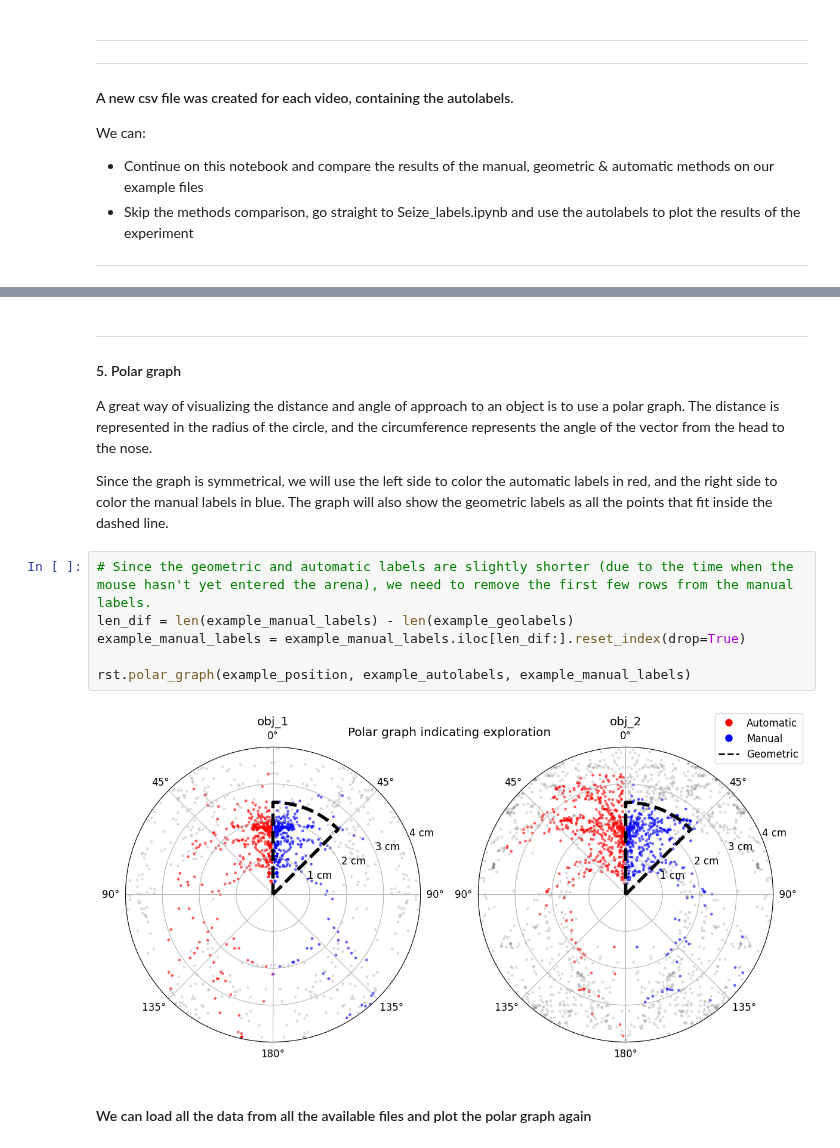
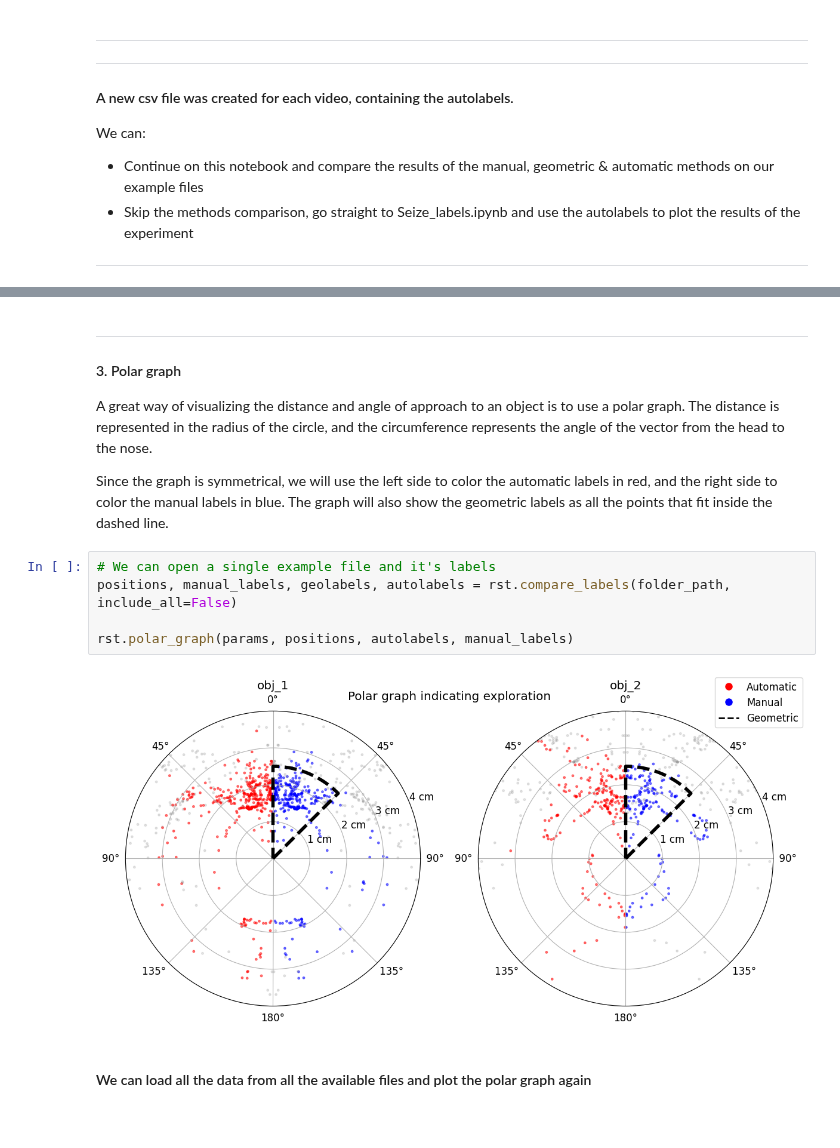
Before and after one commit to sdhers/RAINSTORM, a Jupyter notebook: 5-Automatic_analysis.ipynb, the cells around one changed output, grey strips where cells are left out. Cells and saved outputs as stored; diff of their text form.

Commit message:
polished compare labels

```diff
--- a/5-Automatic_analysis.ipynb
+++ b/5-Automatic_analysis.ipynb
@@ -94,16 +78,15 @@ example_manual_labels = pd.read_csv(example_path.replace('position', 'labels'))
 # %% [markdown]
 ---
-#### 5. Polar graph
+#### 3. Polar graph
 A great way of visualizing the distance and angle of approach to an object is to use a polar graph. The distance is represented in the radius of the circle, and the circumference represents the angle of the vector from the head to the nose.
 
 Since the graph is symmetrical, we will use the left side to color the automatic labels in red, and the right side to color the manual labels in blue. The graph will also show the geometric labels as all the points that fit inside the dashed line.
-# %%
-# Since the geometric and automatic labels are slightly shorter (due to the time when the mouse hasn't yet entered the arena), we need to remove the first few rows from the manual labels.
-len_dif = len(example_manual_labels) - len(example_geolabels)
-example_manual_labels = example_manual_labels.iloc[len_dif:].reset_index(drop=True)
-
-rst.polar_graph(example_position, example_autolabels, example_manual_labels)
-# %% [output]
-[figure, removed]
+# %%
+# We can open a single example file and it's labels
+positions, manual_labels, geolabels, autolabels = rst.compare_labels(folder_path, include_all=False)
+
+rst.polar_graph(params, positions, autolabels, manual_labels)
+# %% [output]
+[figure, added]
 # %% [markdown]
 #### We can load all the data from all the available files and plot the polar graph again
```
Also changed, not shown: parts of 13 cells of this notebook, 53 other files.
